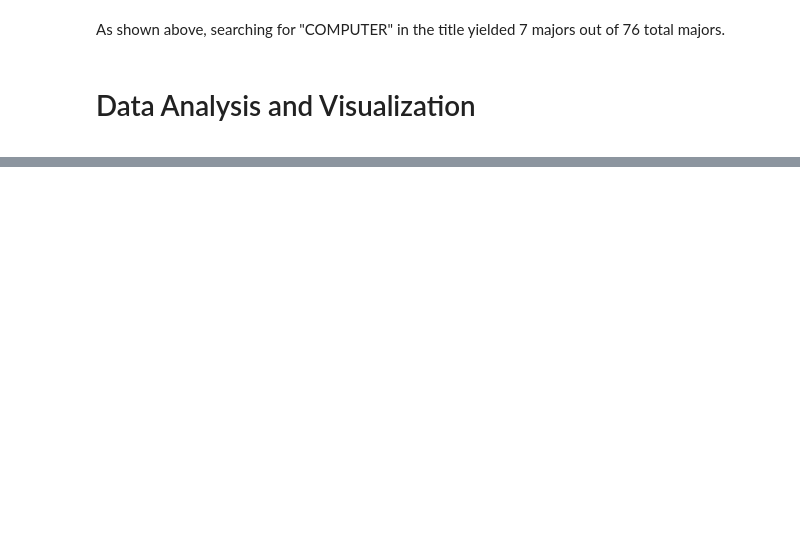
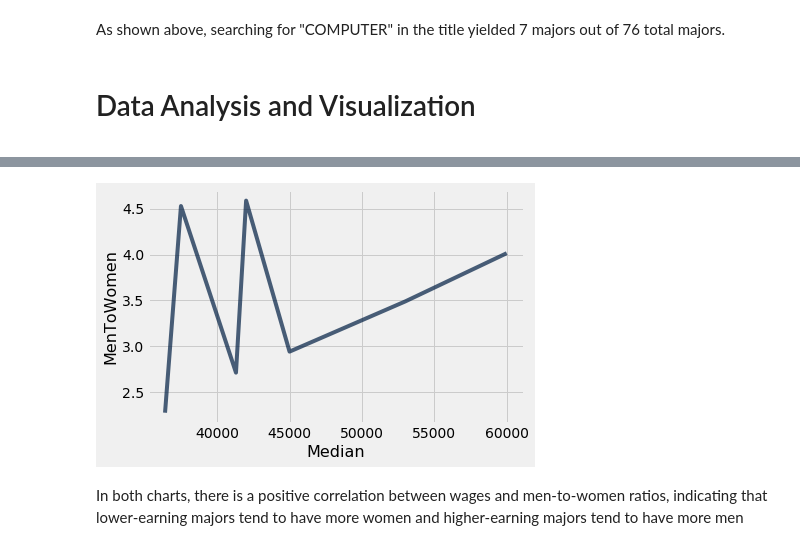
Before and after one commit to SpeedyCannon/ResearchDataScience, a Jupyter notebook: Python Testing.ipynb, the cells around one changed output, grey strips where cells are left out. Saved outputs shown, nothing was run; the diff lists cells and outputs as text; code cells hidden in the pictures; blank space fills up the shorter version.

```diff
--- a/Python Testing.ipynb
+++ b/Python Testing.ipynb
@@ -84,0 +124,7 @@ str
+# %%
+cs_wage_and_gender_ratio=Table().with_columns('Median',cs_major_data.column('Median'),'MenToWomen',cs_major_data.column('Men')/cs_major_data.column('Women'))
+cs_wage_and_gender_ratio.plot('Median','MenToWomen')
+# %% [output]
+[figure, added]
+# %% [markdown]
+<p>In both charts, there is a positive correlation between wages and men-to-women ratios, indicating that lower-earning majors tend to have more women and higher-earning majors tend to have more men</p>
```
Also changed, not shown: parts of 10 cells of this notebook.
